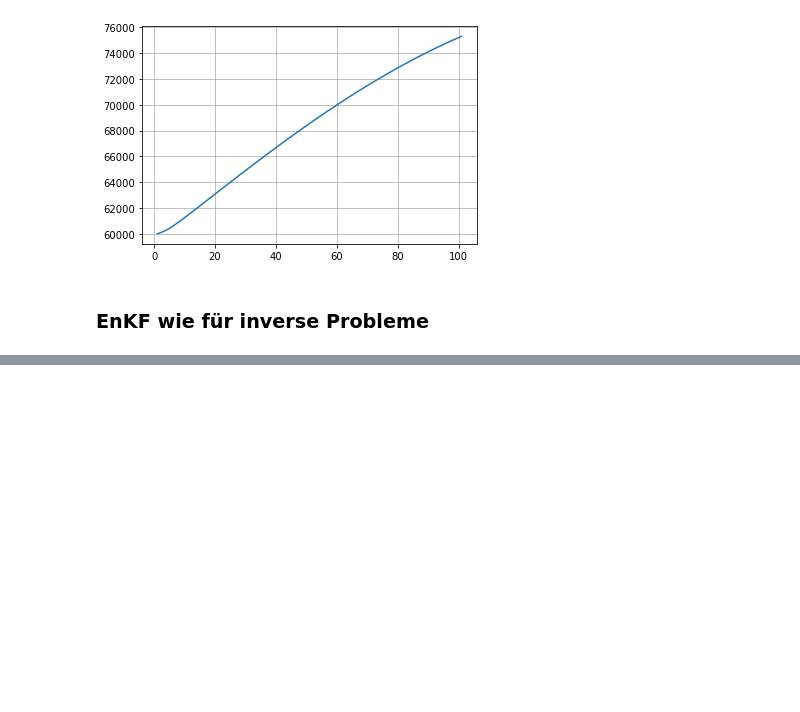
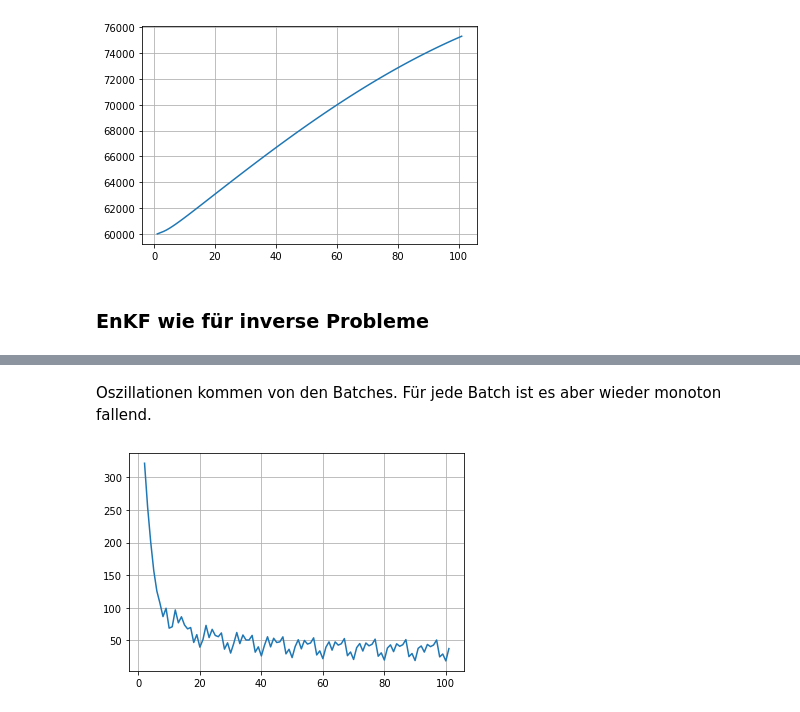
Before and after one commit to moritzlauff/thesis_programming, a Jupyter notebook: code_tests/linear_case_enkf_test.ipynb, the cells around one changed output, grey strips where cells are left out. Saved outputs shown, nothing was run; the diff lists cells and outputs as text; code cells hidden in the pictures; blank space fills up the shorter version.

```diff
--- a/code_tests/linear_case_enkf_test.ipynb
+++ b/code_tests/linear_case_enkf_test.ipynb
@@ -145,6 +145,19 @@ plt.show()
 [figure]
 # %% [markdown]
 ### EnKF wie für inverse Probleme
+# %%
+batch = True
+if batch:
+    epochs = 10
+    batch_size = 10
+else:
+    epochs = 100
+    batch_size = y.shape[0]
+# %%
+n = y.shape[0]
+num_batches = int(np.ceil(n / batch_size))
+batch_indices = np.cumsum([0] + list(np.ones(num_batches) * batch_size))
+batch_indices[-1] = n
 # %%
 # Dictionary, in das die Partikel (Vektoren, Schätzungen für x) geschrieben werden
 param_dict = {}
@@ -236,3 +256,11 @@ plt.show()
+# %% [markdown]
+Oszillationen kommen von den Batches. Für jede Batch ist es aber wieder monoton fallend.
+# %%
+plt.plot(np.arange(len(loss_evolution))[1:]+1, loss_evolution[1:])
+plt.grid()
+plt.show()
+# %% [output]
+[figure, added]
 # %%
 plt.plot(np.arange(len(loss_evolution_single_dict["particle_1"]))+1, loss_evolution_single_dict["particle_1"])
 plt.grid()
```
Also changed, not shown: parts of 6 cells of this notebook.
